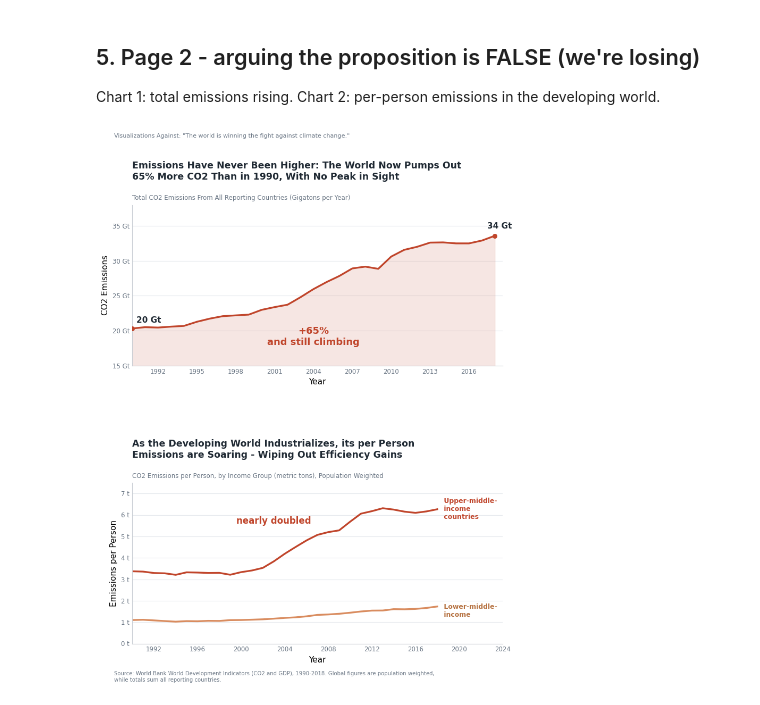
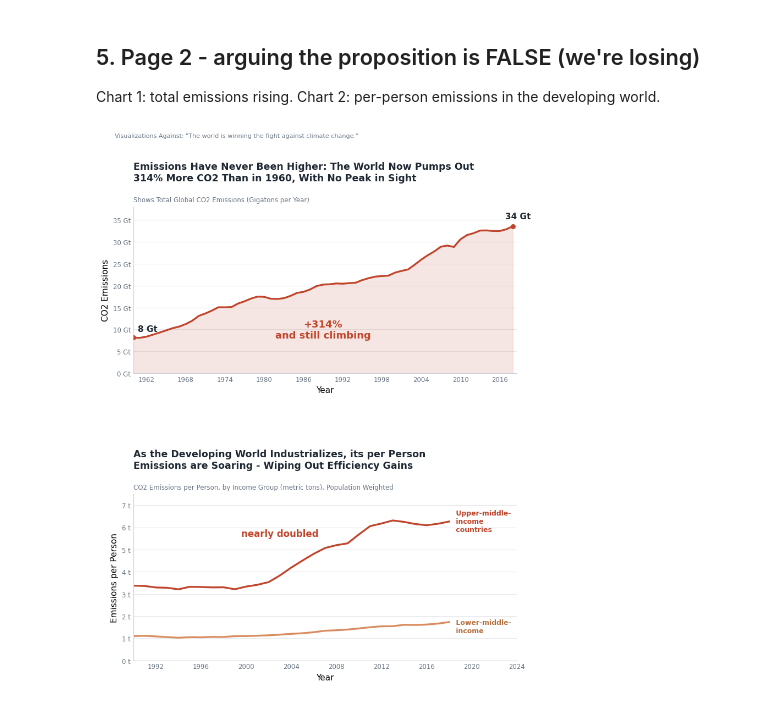
Before and after one commit to bassamhajjawi/dsc106_project2, a Jupyter notebook: Project2_climate_viz.ipynb, the cells around one changed output. Drawn from its saved outputs; the diff is of its cells as text; code cells hidden in the pictures.

```diff
--- a/Project2_climate_viz.ipynb
+++ b/Project2_climate_viz.ipynb
@@ -66,16 +66,17 @@ def global_intensity(yr):  # correct global carbon intensity = total CO2 / total
     s = d[d.Year == yr].dropna(subset=["co2kt", "gdppc", "pop"])
     return s.co2kt.sum() * 1e6 / (s.gdppc * s["pop"]).sum()
 
-yrs = list(range(1990, 2019))
+yrs = list(range(1960, 2019))
 g = pd.DataFrame({
     "totGt":  [d[d.Year == y].co2kt.sum() / 1e6 for y in yrs],   # total emissions, gigatons
-    "pc":     [popw(d[d.Year == y], "co2pc") for y in yrs],       # CO2 per person
-    "gdppc":  [popw(d[d.Year == y], "gdppc") for y in yrs],       # GDP per person
-    "intenG": [global_intensity(y) for y in yrs],                 # carbon intensity
+    "pc":     [popw(d[d.Year == y], "co2pc") for y in yrs],       # CO2 per person (tons / person)
+    "gdppc":  [popw(d[d.Year == y], "gdppc") for y in yrs],       # GDP per person (constant 2010 US$ / person)
+    "intenG": [global_intensity(y) for y in yrs],                 # carbon intensity (tons / constant 2010 US$)
 }, index=yrs)
 
-# per-person CO2 by income group (for the page-2 chart)
-ig = d.groupby(["Year", "IncomeGroup"]).apply(lambda s: popw(s, "co2pc")).unstack()
-g.loc[[1990, 2018]].round(2)
+# per-person CO2 by income group (for the page-2 chart) (in CO2 tons / person)
+ig = d.dropna(subset=['co2pc']).groupby(["Year", "IncomeGroup"]).apply(lambda s: popw(s, "co2pc"),
+    include_groups=False).unstack()
+g.loc[[1960, 2018]].round(2)
 # %% [output]
 |  | totGt | pc | gdppc | intenG |
@@ -86,8 +87,7 @@ g.loc[[1990, 2018]].round(2)
 # %%
 INK, MUTED, GRID = "#1f2933", "#6b7785", "#e6e9ed"
 TEAL, RED, BLUE = "#1b7f79", "#c0452b", "#27597a"
-SRC = ("Source: World Bank World Development Indicators (CO2 and GDP), 1990-2018. "
-       "Global figures are population weighted,\nwhile totals sum all reporting countries.")
+SRC = ("Source: World Bank World Development Indicators (CO2 and GDP), 1960-2018")
 plt.rcParams.update({"font.family": "DejaVu Sans", "axes.spines.top": False,
                      "axes.spines.right": False, "text.parse_math": False})  # $ renders literally
 
@@ -107,10 +107,8 @@ def new_page(note):
     fig.text(0.07, 0.965, note, fontsize=8, color=MUTED)
     a1 = fig.add_axes([0.11, 0.575, 0.82, 0.275])
     a2 = fig.add_axes([0.11, 0.10, 0.82, 0.275])
-    fig.text(0.07, 0.035, SRC, fontsize=7.3, color=MUTED)
+    #fig.text(0.07, 0.035, SRC, fontsize=7.3, color=MUTED)
     return fig, a1, a2
-
-pdf = PdfPages("checkpoint_charts.pdf")
 # %% [markdown]
 ## 4. Page 1 - arguing the proposition is TRUE (we're winning)
 Chart 1: carbon intensity falling. Chart 2: economy vs. emissions-per-person, indexed.
@@ -156,40 +157,44 @@ pdf.savefig(fig); plt.show()
 Chart 1: total emissions rising. Chart 2: per-person emissions in the developing world.
 # %%
 fig, a1, a2 = new_page('Visualizations Against: "The world is winning the fight against climate change."')
+
+start_year = 1960
 
 # Chart 1: total emissions (honest, zero baseline)
 tt = g.totGt
 a1.fill_between(tt.index, 0, tt.values, color=RED, alpha=0.13)
 a1.plot(tt.index, tt.values, color=RED, lw=2.4)
-a1.set_ylim(15, 38); a1.set_xlim(1990, 2018.6)
+a1.set_ylim(0, 38); a1.set_xlim(start_year, 2018.6)
 a1.yaxis.set_major_formatter(FuncFormatter(lambda v, _: f"{v:.0f} Gt"))
-a1.scatter([1990, 2018], [tt[1990], tt[2018]], color=RED, s=30, zorder=3)
-a1.annotate(f"{tt[1990]:.0f} Gt", (1990, tt[1990]), xytext=(6, 8), textcoords="offset points", fontsize=11, fontweight="bold", color=INK)
+a1.scatter([start_year, 2018], [tt[start_year], tt[2018]], color=RED, s=30, zorder=3)
+a1.annotate(f"{tt[start_year]:.0f} Gt", (start_year, tt[start_year]), xytext=(6, 8), textcoords="offset points", fontsize=11, fontweight="bold", color=INK)
 a1.annotate(f"{tt[2018]:.0f} Gt", (2018, tt[2018]), xytext=(-10, 10), textcoords="offset points", fontsize=11, fontweight="bold", color=INK)
-a1.text(2004, 18, f"+{(tt[2018]/tt[1990]-1)*100:.0f}%\nand still climbing", fontsize=13, fontweight="bold", color=RED, ha="center")
+a1.text((start_year + 2018)/2, 8, f"+{(tt[2018]/tt[start_year]-1)*100:.0f}%\nand still climbing", fontsize=13, fontweight="bold", color=RED, ha="center")
 a1.set_xlabel("Year", fontsize = 11)
 a1.set_ylabel("CO2 Emissions", fontsize = 11)
-head(a1, "Emissions Have Never Been Higher: The World Now Pumps Out 65% More CO2 Than in 1990, With No Peak in Sight",
-     "Total CO2 Emissions From All Reporting Countries (Gigatons per Year)")
+head(a1, f"Emissions Have Never Been Higher: The World Now Pumps Out {(tt[2018]/tt[start_year]-1)*100:.0f}% More CO2 Than in {start_year}, With No Peak in Sight",
+     "Shows Total Global CO2 Emissions (Gigatons per Year)")
 style(a1)
 
 # Chart 2: per-person emissions, developing world (drops high-income = deceptive)
 um = ig["Upper middle income"].loc[1990:2018]
 lm = ig["Lower middle income"].loc[1990:2018]
 a2.plot(um.index, um.values, color=RED, lw=2.4)
 a2.plot(lm.index, lm.values, color="#d98c5f", lw=2.4)
 a2.set_ylim(0, 7.5); a2.set_xlim(1990, 2024)
 a2.yaxis.set_major_formatter(FuncFormatter(lambda v, _: f"{v:.0f} t"))
 a2.text(2018.4, um[2018], " Upper-middle-\n income\n countries", color=RED, fontsize=9, fontweight="bold", va="center")
 a2.text(2018.4, lm[2018]-0.2, " Lower-middle-\n income", color="#b5703f", fontsize=9, fontweight="bold", va="center")
 a2.text(2003, 5.6, "nearly doubled", fontsize=12, fontweight="bold", color=RED, ha="center")
 a2.set_xlabel("Year", fontsize = 11)
 a2.set_ylabel("Emissions per Person", fontsize = 11)
 head(a2, "As the Developing World Industrializes, its per Person Emissions are Soaring - Wiping Out Efficiency Gains",
      "CO2 Emissions per Person, by Income Group (metric tons), Population Weighted")
 style(a2)
 
-#plt.savefig('page2.pdf', dpi = 500)
-pdf.savefig(fig); plt.show()
+extent = a1.get_window_extent().transformed(fig.dpi_scale_trans.inverted())
+fig.savefig('against_side_graph.png', bbox_inches=extent.expanded(1.3, 1.7), dpi = 400)
+
+plt.show()
 # %% [output]
-[figure, old version]
+[figure, new version]
```
Also changed, not shown: parts of 3 cells of this notebook, 3 other files.
